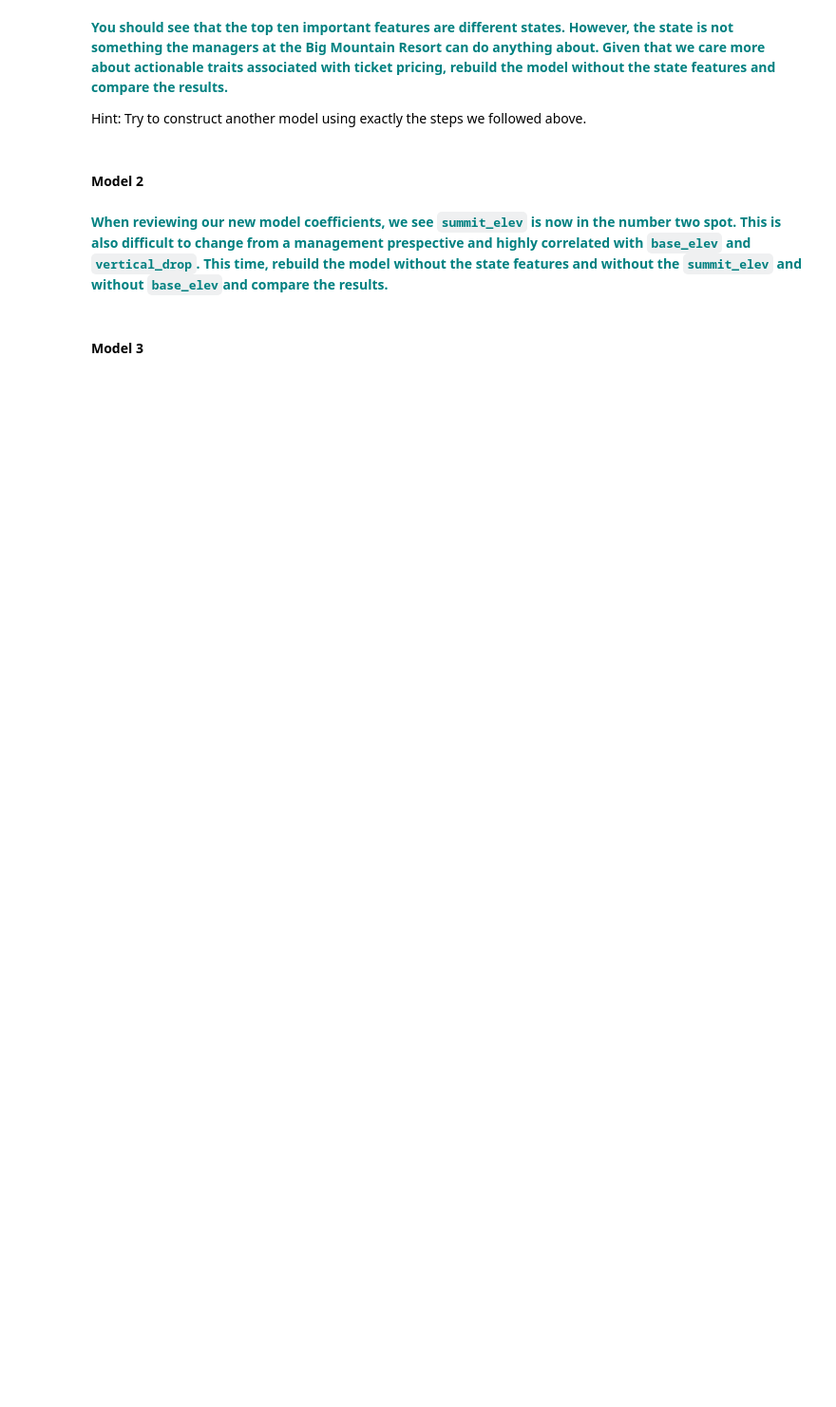
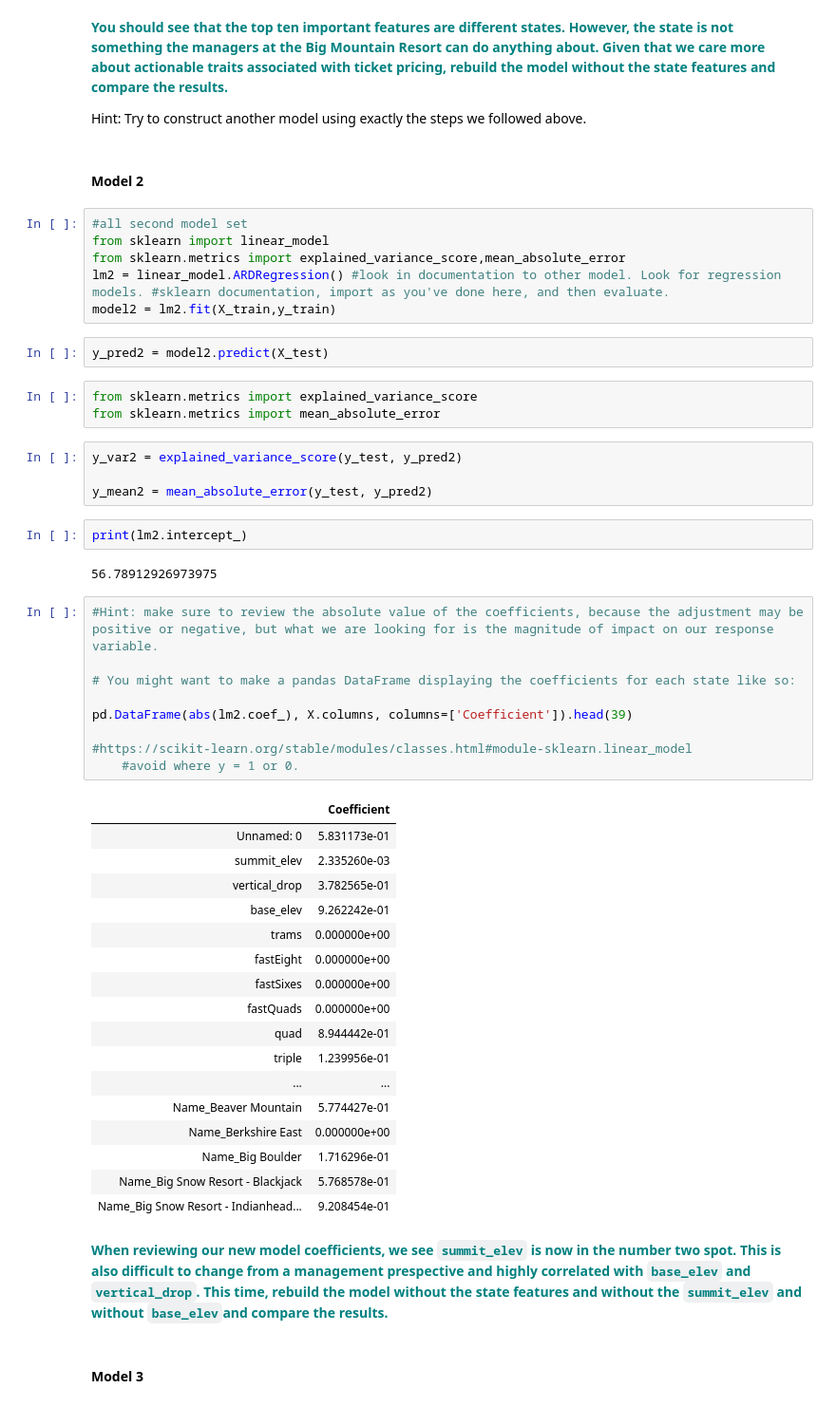
Before and after one commit to rjmalka/Guided-Capstone, a Jupyter notebook: GuidedCapstoneStep4 and step5HL.ipynb, the cells around one changed output. Shown at 95% size. Cells and saved outputs as stored; diff of their text form; blank space fills up the shorter version.

```diff
--- a/GuidedCapstoneStep4 and step5HL.ipynb
+++ b/GuidedCapstoneStep4 and step5HL.ipynb
@@ -264,6 +264,52 @@ pd.DataFrame(abs(lm.coef_), X.columns, columns=['Coefficient'])
 Hint: Try to construct another model using exactly the steps we followed above.
 # %% [markdown]
 #### Model 2
+# %%
+#all second model set
+from sklearn import linear_model
+from sklearn.metrics import explained_variance_score,mean_absolute_error
+lm2 = linear_model.ARDRegression() #look in documentation to other model. Look for regression models. #sklearn documentation, import as you've done here, and then evaluate.
+model2 = lm2.fit(X_train,y_train)
+# %%
+y_pred2 = model2.predict(X_test)
+# %%
+from sklearn.metrics import explained_variance_score
+from sklearn.metrics import mean_absolute_error
+# %%
+y_var2 = explained_variance_score(y_test, y_pred2)
+
+y_mean2 = mean_absolute_error(y_test, y_pred2)
+# %%
+print(lm2.intercept_)
+# %% [output]
+56.78912926973975
+# %%
+#Hint: make sure to review the absolute value of the coefficients, because the adjustment may be positive or negative, but what we are looking for is the magnitude of impact on our response variable.
+
+# You might want to make a pandas DataFrame displaying the coefficients for each state like so:
+
+pd.DataFrame(abs(lm2.coef_), X.columns, columns=['Coefficient']).head(39)
+
+#https://scikit-learn.org/stable/modules/classes.html#module-sklearn.linear_model
+    #avoid where y = 1 or 0.
+# %% [output]
+|  | Coefficient |
+| Unnamed: 0 | 5.831173e-01 |
+| summit_elev | 2.335260e-03 |
+| vertical_drop | 3.782565e-01 |
+| base_elev | 9.262242e-01 |
+| trams | 0.000000e+00 |
+| fastEight | 0.000000e+00 |
+| fastSixes | 0.000000e+00 |
+| fastQuads | 0.000000e+00 |
+| quad | 8.944442e-01 |
+| triple | 1.239956e-01 |
+| ... | ... |
+| Name_Beaver Mountain | 5.774427e-01 |
+| Name_Berkshire East | 0.000000e+00 |
+| Name_Big Boulder | 1.716296e-01 |
+| Name_Big Snow Resort - Blackjack | 5.768578e-01 |
+| Name_Big Snow Resort - Indianhead... | 9.208454e-01 |
 # %% [markdown]
 **<font color='teal'> When reviewing our new model coefficients, we see `summit_elev` is now in the number two spot. This is also difficult to change from a management prespective and highly correlated with `base_elev` and `vertical_drop`.  This time, rebuild the model without the state features and without the `summit_elev` and without `base_elev`and compare the results. </font>**
 # %% [markdown]
```
Also changed, not shown: parts of 9 cells of this notebook.
